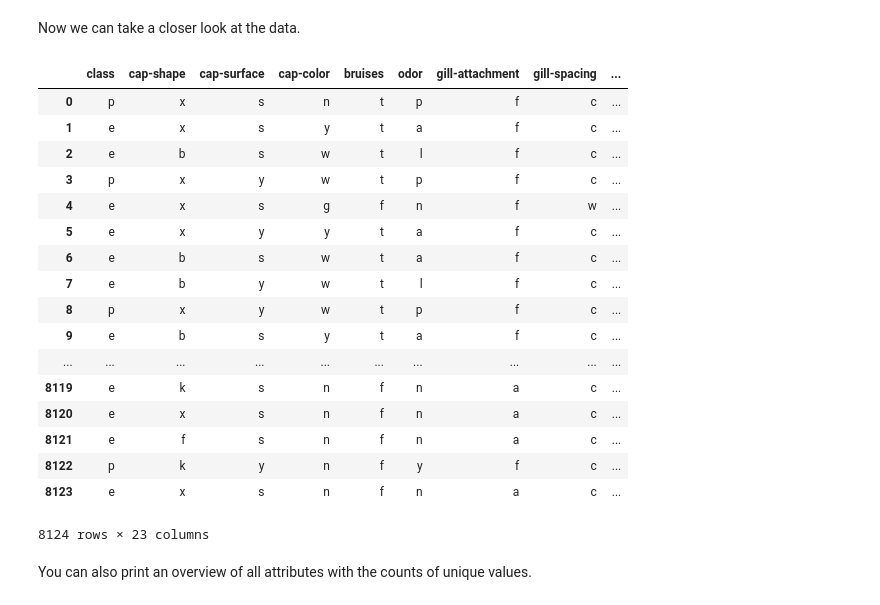
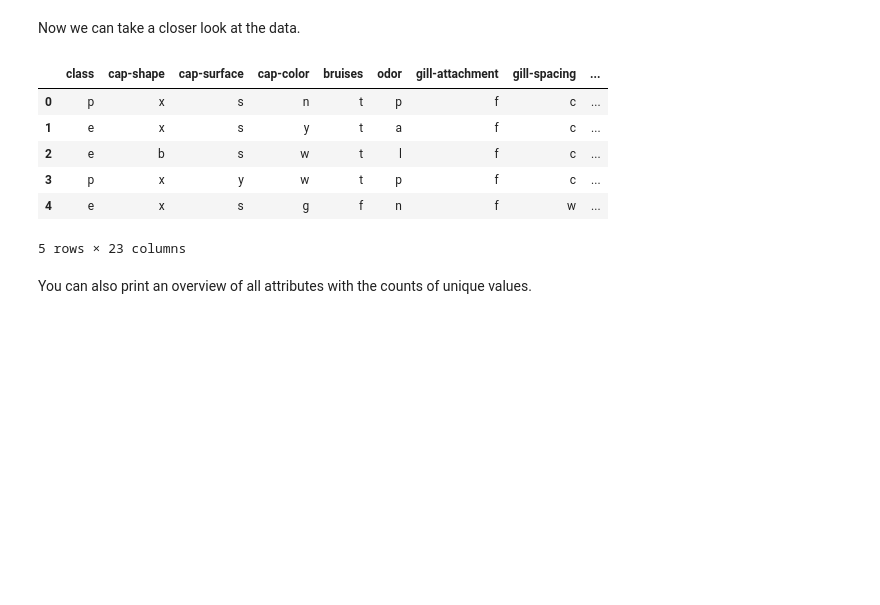
Before and after one commit to kristogj/TDT4300_DataMining, a Jupyter notebook: classification/decision_tree_classifier.ipynb, the cells around one changed output. Cells and saved outputs as stored; diff of their text form; code cells hidden in the pictures; blank space fills up the shorter version.

```diff
--- a/classification/decision_tree_classifier.ipynb
+++ b/classification/decision_tree_classifier.ipynb
@@ -65,26 +65,15 @@ mushrooms_df = pd.read_csv('mushrooms.csv')
 # %% [markdown]
 Now we can take a closer look at the data.
 # %%
-mushrooms_df
+mushrooms_df.head()
 # %% [output]
 |  | class | cap-shape | cap-surface | cap-color | bruises | odor | gill-attachment | gill-spacing | ... |
 | 0 | p | x | s | n | t | p | f | c | ... |
 | 1 | e | x | s | y | t | a | f | c | ... |
 | 2 | e | b | s | w | t | l | f | c | ... |
 | 3 | p | x | y | w | t | p | f | c | ... |
 | 4 | e | x | s | g | f | n | f | w | ... |
-| 5 | e | x | y | y | t | a | f | c | ... |
-| 6 | e | b | s | w | t | a | f | c | ... |
-| 7 | e | b | y | w | t | l | f | c | ... |
-| 8 | p | x | y | w | t | p | f | c | ... |
-| 9 | e | b | s | y | t | a | f | c | ... |
-| ... | ... | ... | ... | ... | ... | ... | ... | ... | ... |
-| 8119 | e | k | s | n | f | n | a | c | ... |
-| 8120 | e | x | s | n | f | n | a | c | ... |
-| 8121 | e | f | s | n | f | n | a | c | ... |
-| 8122 | p | k | y | n | f | y | f | c | ... |
-| 8123 | e | x | s | n | f | n | a | c | ... |
-8124 rows × 23 columns
+5 rows × 23 columns
 # %% [markdown]
 You can also print an overview of all attributes with the counts of unique values.
 # %%
```
Also changed, not shown: parts of 13 cells of this notebook.
